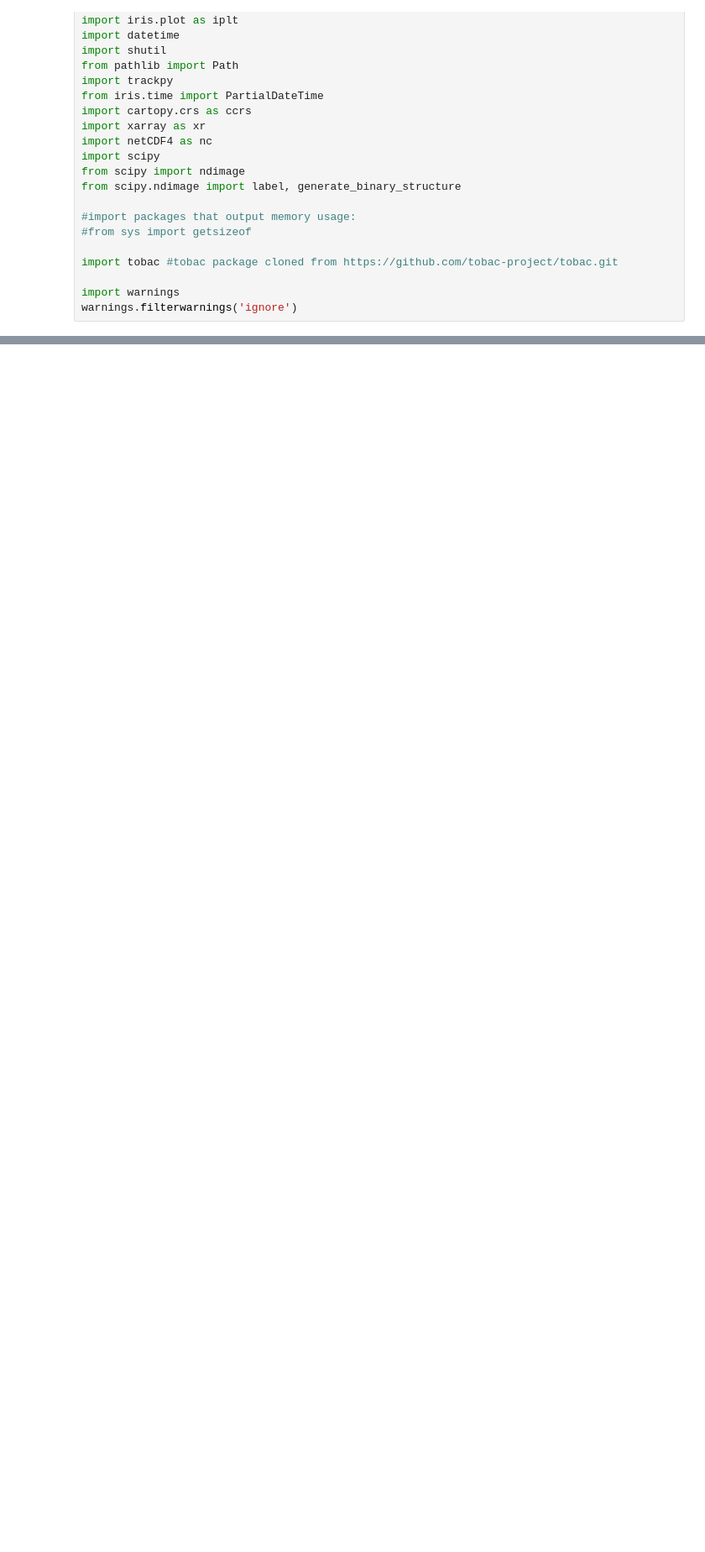
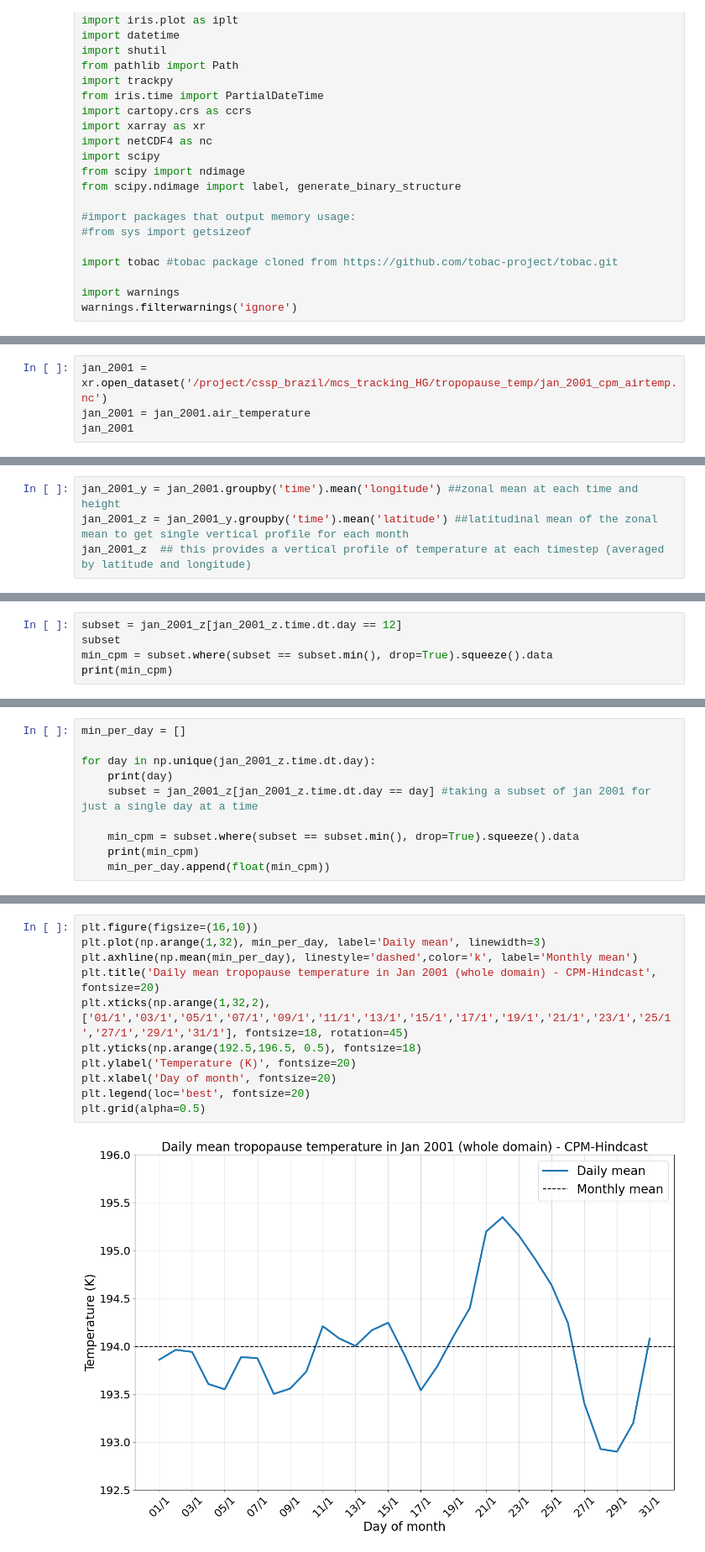
Before and after one commit to harrietgilmour/analysis, a Jupyter notebook: tropopause_temp.ipynb, the cells around one changed output, grey strips where cells are left out. Shown at 84% size. Saved outputs shown, nothing was run; the diff lists cells and outputs as text; blank space fills up the shorter version.

```diff
--- a/tropopause_temp.ipynb
+++ b/tropopause_temp.ipynb
@@ -392,0 +1287,4 @@ plt.grid(alpha=0.5)
+# %%
+jan_2001 = xr.open_dataset('/project/cssp_brazil/mcs_tracking_HG/tropopause_temp/jan_2001_cpm_airtemp.nc')
+jan_2001 = jan_2001.air_temperature
+jan_2001
@@ -392,0 +1309,4 @@ plt.grid(alpha=0.5)
+# %%
+jan_2001_y = jan_2001.groupby('time').mean('longitude') ##zonal mean at each time and height
+jan_2001_z = jan_2001_y.groupby('time').mean('latitude') ##latitudinal mean of the zonal mean to get single vertical profile for each month
+jan_2001_z  ## this provides a vertical profile of temperature at each timestep (averaged by latitude and longitude)
@@ -392,0 +1346,5 @@ plt.grid(alpha=0.5)
+# %%
+subset = jan_2001_z[jan_2001_z.time.dt.day == 12]
+subset
+min_cpm = subset.where(subset == subset.min(), drop=True).squeeze().data
+print(min_cpm)
@@ -392,0 +1353,10 @@ plt.grid(alpha=0.5)
+# %%
+min_per_day = []
+
+for day in np.unique(jan_2001_z.time.dt.day):
+    print(day)
+    subset = jan_2001_z[jan_2001_z.time.dt.day == day] #taking a subset of jan 2001 for just a single day at a time
+
+    min_cpm = subset.where(subset == subset.min(), drop=True).squeeze().data
+    print(min_cpm)
+    min_per_day.append(float(min_cpm))
@@ -392,0 +1410,13 @@ plt.grid(alpha=0.5)
+# %%
+plt.figure(figsize=(16,10))
+plt.plot(np.arange(1,32), min_per_day, label='Daily mean', linewidth=3)
+plt.axhline(np.mean(min_per_day), linestyle='dashed',color='k', label='Monthly mean')
+plt.title('Daily mean tropopause temperature in Jan 2001 (whole domain) - CPM-Hindcast', fontsize=20)
+plt.xticks(np.arange(1,32,2), ['01/1','03/1','05/1','07/1','09/1','11/1','13/1','15/1','17/1','19/1','21/1','23/1','25/1','27/1','29/1','31/1'], fontsize=18, rotation=45)
+plt.yticks(np.arange(192.5,196.5, 0.5), fontsize=18)
+plt.ylabel('Temperature (K)', fontsize=20)
+plt.xlabel('Day of month', fontsize=20)
+plt.legend(loc='best', fontsize=20)
+plt.grid(alpha=0.5)
+# %% [output]
+[figure, added]
```
Also changed, not shown: parts of 116 cells of this notebook.
